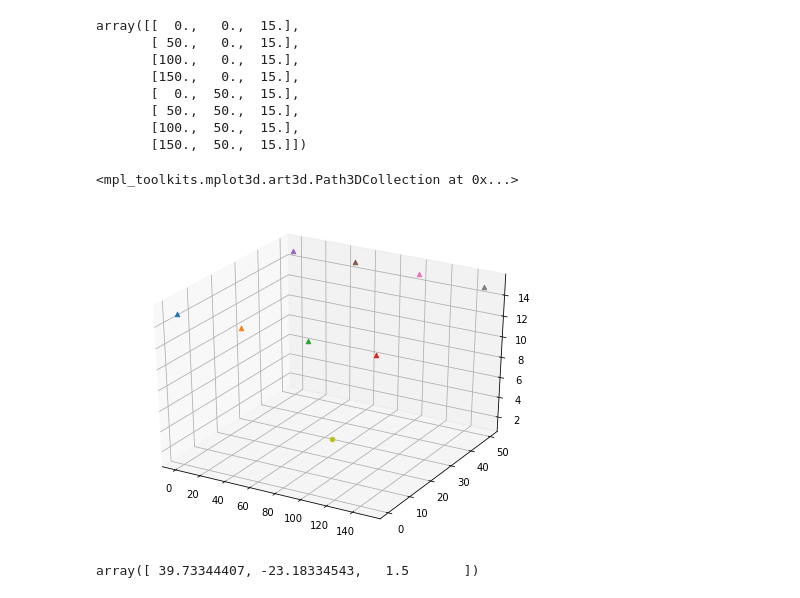
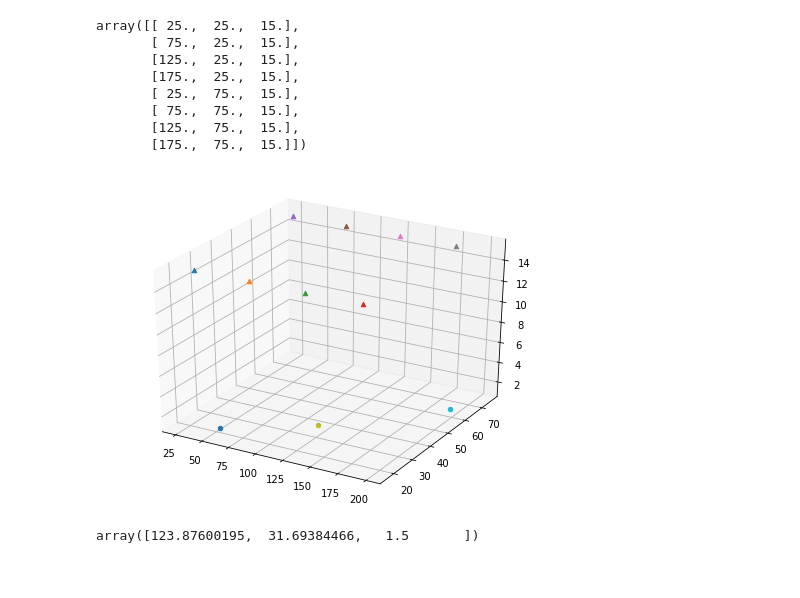
Before and after one commit to gabrielbopi/cellfree_ic, a Jupyter notebook: Clustering.ipynb, the cells around one changed output. Cells and saved outputs as stored; diff of their text form; code cells hidden in the pictures.

```diff
--- a/Clustering.ipynb
+++ b/Clustering.ipynb
@@ -13,29 +15,40 @@ def bases(D, x, y, alt=15):
     n = np.array([])
     for i in range(num_y):
         for j in range(num_x):
-            n = np.append(n, np.array([j*D,i*D,alt]))
+            n = np.append(n, np.array([(j*D)+(D/2),(i*D)+(D/2),alt]))
 
-    return n.reshape(total,3)
+    return total, n.reshape(total,3)
 # %%
-n = bases(50, 200, 100)
+total,BS = bases(50, 200, 100)
-# %%
-n
-# %% [output]
-array([[  0.,   0.,  15.],
-       [ 50.,   0.,  15.],
-       [100.,   0.,  15.],
-       [150.,   0.,  15.],
-       [  0.,  50.,  15.],
-       [ 50.,  50.,  15.],
-       [100.,  50.,  15.],
-       [150.,  50.,  15.]])
+# %%
+BS
+# %% [output]
+array([[ 25.,  25.,  15.],
+       [ 75.,  25.,  15.],
+       [125.,  25.,  15.],
+       [175.,  25.,  15.],
+       [ 25.,  75.,  15.],
+       [ 75.,  75.,  15.],
+       [125.,  75.,  15.],
+       [175.,  75.,  15.]])
+# %%
+def usuário(n, x, y):
+    UE = np.array([])
+    for i in range(n):
+        UE = np.append(UE,np.array([x*np.random.random(),y*np.random.random(),1.5]))
+    return UE.reshape(n,3)
+# %%
+#número de UEs
+num_ue = 3
+
+UE = usuário(num_ue, 200, 100)
 # %%
 fig = plt.figure(figsize=(8,6))
 ax = fig.add_subplot(111, projection='3d')
 
 for i in range(8):
-    ax.scatter(n[i][0], n[i][1], n[i][2], marker='^')
-ax.scatter(75, 25, 1.5, marker='o')
+    ax.scatter(BS[i][0], BS[i][1], BS[i][2], marker='^')
+for n in range(num_ue):
+    ax.scatter(UE[n][0], UE[n][1], UE[n][2], marker='o')
 # %% [output]
-<mpl_toolkits.mplot3d.art3d.Path3DCollection at 0x...>
-[figure, old version]
+[figure, new version]
@@ -44,4 +55,4 @@ usuário = np.array([200*np.random.rand(1)[0],100*np.random.randn(1)[0],1.5])
-# %%
-usuário
-# %% [output]
-array([ 39.73344407, -23.18334543,   1.5       ])
+# %%
+UE[0]
+# %% [output]
+array([123.87600195,  31.69384466,   1.5       ])
```
Also changed, not shown: parts of 14 cells of this notebook.
